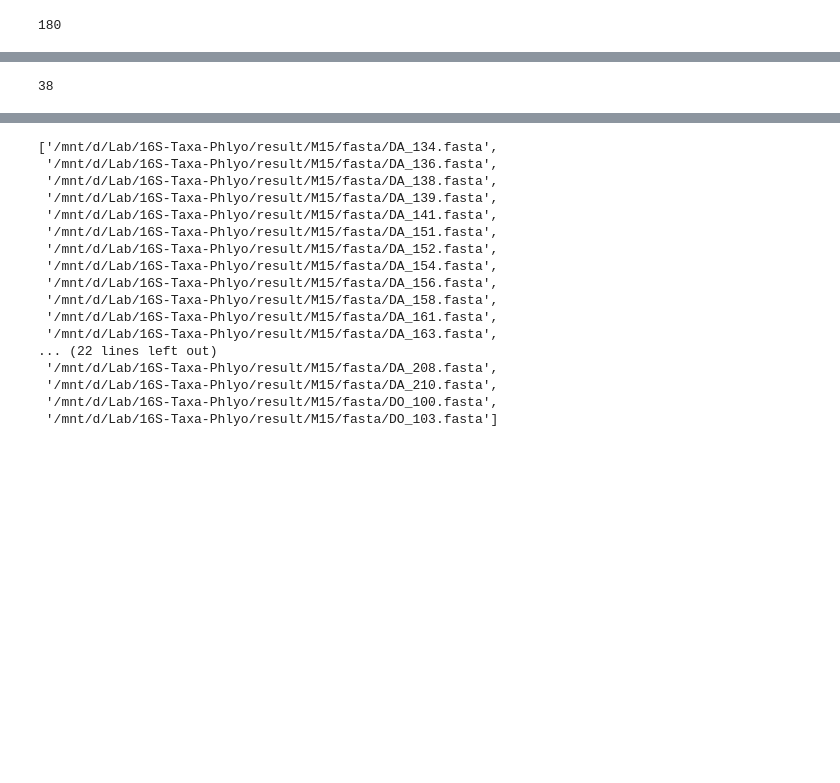
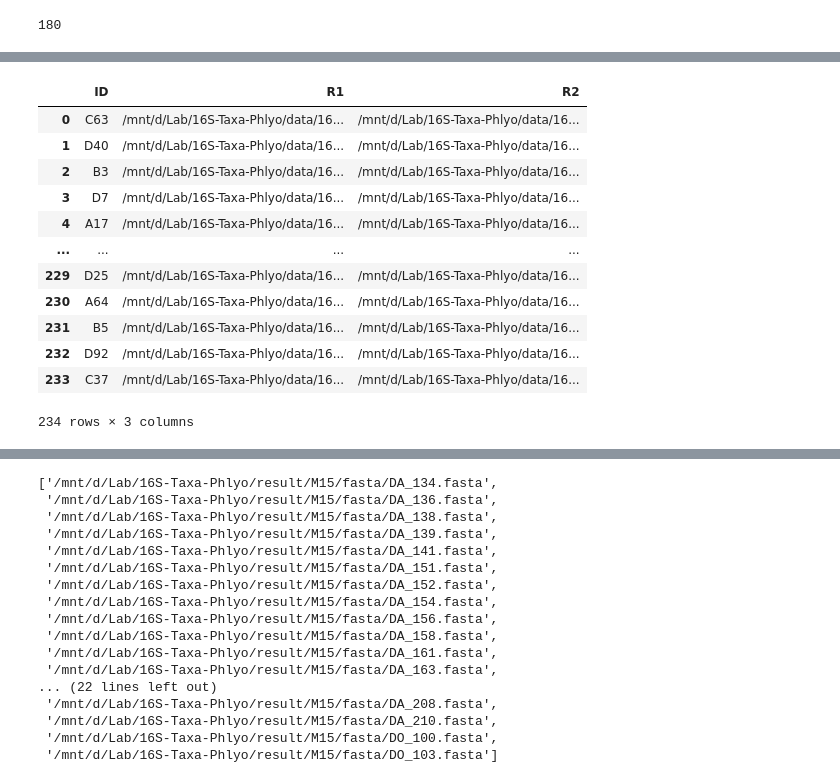
Before and after one commit to LD-Lab/16S-Taxa-Phlyo, a Jupyter notebook: process/mainifest.ipynb, the cells around one changed output, grey strips where cells are left out. Saved outputs shown, nothing was run; the diff lists cells and outputs as text; code cells hidden in the pictures; blank space fills up the shorter version.

```diff
--- a/process/mainifest.ipynb
+++ b/process/mainifest.ipynb
@@ -126,3 +109,19 @@ df1
+# %%
+df
+# %% [output]
+|  | ID | R1 | R2 |
+| 0 | C63 | /mnt/d/Lab/16S-Taxa-Phlyo/data/16... | /mnt/d/Lab/16S-Taxa-Phlyo/data/16... |
+| 1 | D40 | /mnt/d/Lab/16S-Taxa-Phlyo/data/16... | /mnt/d/Lab/16S-Taxa-Phlyo/data/16... |
+| 2 | B3 | /mnt/d/Lab/16S-Taxa-Phlyo/data/16... | /mnt/d/Lab/16S-Taxa-Phlyo/data/16... |
+| 3 | D7 | /mnt/d/Lab/16S-Taxa-Phlyo/data/16... | /mnt/d/Lab/16S-Taxa-Phlyo/data/16... |
+| 4 | A17 | /mnt/d/Lab/16S-Taxa-Phlyo/data/16... | /mnt/d/Lab/16S-Taxa-Phlyo/data/16... |
+| ... | ... | ... | ... |
+| 229 | D25 | /mnt/d/Lab/16S-Taxa-Phlyo/data/16... | /mnt/d/Lab/16S-Taxa-Phlyo/data/16... |
+| 230 | A64 | /mnt/d/Lab/16S-Taxa-Phlyo/data/16... | /mnt/d/Lab/16S-Taxa-Phlyo/data/16... |
+| 231 | B5 | /mnt/d/Lab/16S-Taxa-Phlyo/data/16... | /mnt/d/Lab/16S-Taxa-Phlyo/data/16... |
+| 232 | D92 | /mnt/d/Lab/16S-Taxa-Phlyo/data/16... | /mnt/d/Lab/16S-Taxa-Phlyo/data/16... |
+| 233 | C37 | /mnt/d/Lab/16S-Taxa-Phlyo/data/16... | /mnt/d/Lab/16S-Taxa-Phlyo/data/16... |
+234 rows × 3 columns
 # %%
 def ABI2Fastq(abi, fastq):
     SeqIO.convert(abi, "abi", fastq, "fastq")
@@ -140,7 +139,3 @@ ABI2FastqParallel(df["R2"], R2OutList)
-# %%
-len(R1OutList)
-# %% [output]
-38
 # %%
 len(df)
 # %% [output]
```
Also changed, not shown: parts of 20 cells of this notebook, 4 other files.
